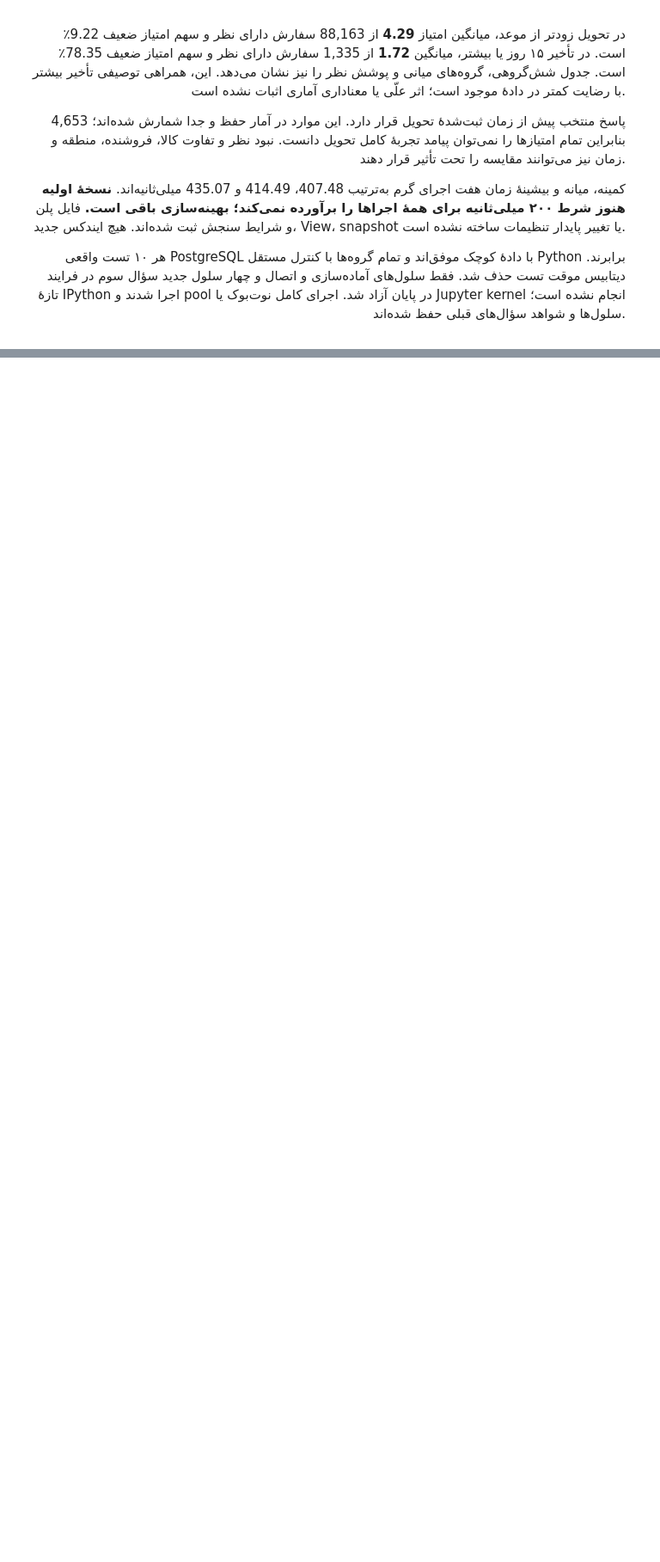
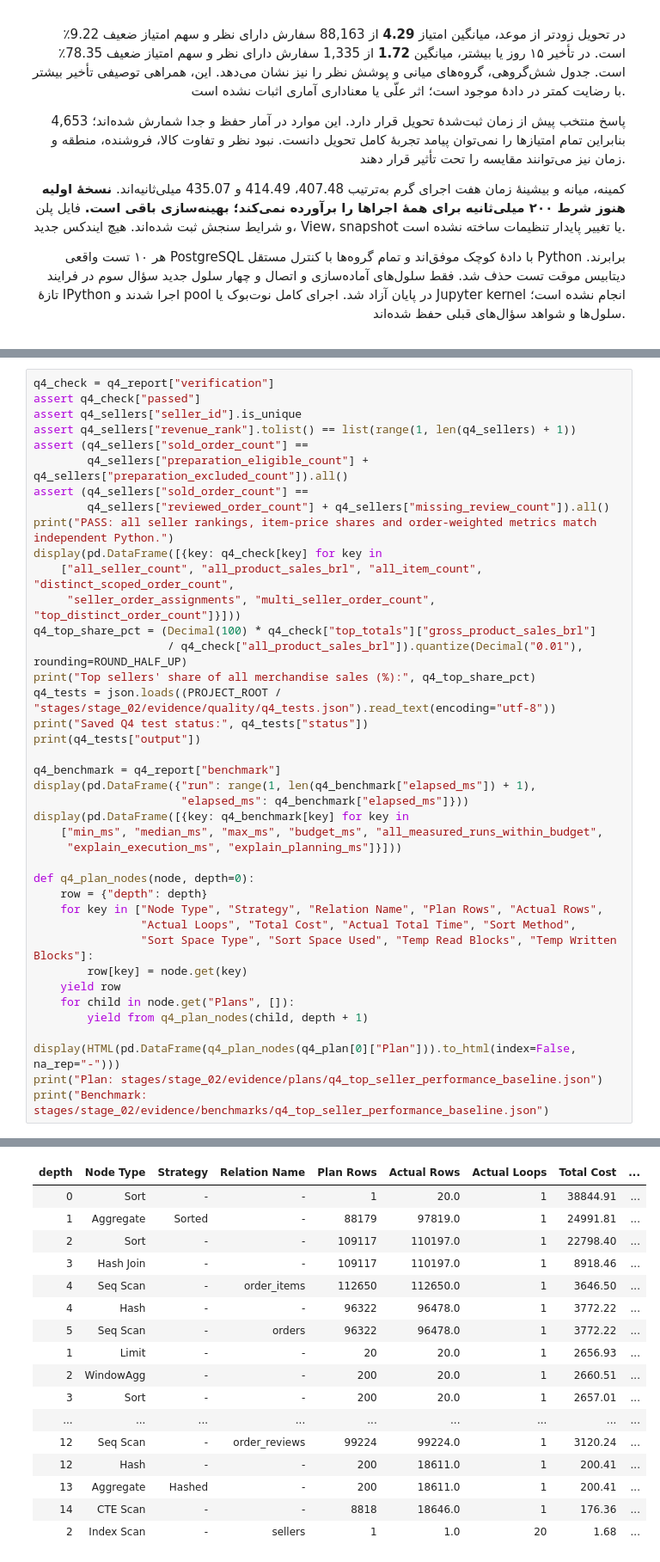
Before and after one commit to Ehsan-soveyzi/data_factory, a Jupyter notebook: stages/stage_02/solution.ipynb, the cells around one changed output, grey strips where cells are left out. Shown at 86% size. Drawn from its saved outputs; the diff is of its cells as text; blank space fills up the shorter version.

```diff
--- a/stages/stage_02/solution.ipynb
+++ b/stages/stage_02/solution.ipynb
@@ -1716,0 +1842,41 @@ Benchmark: stages/stage_02/evidence/benchmarks/q3_delivery_review_satisfaction_b
+# %%
+q4_check = q4_report["verification"]
+assert q4_check["passed"]
+assert q4_sellers["seller_id"].is_unique
+assert q4_sellers["revenue_rank"].tolist() == list(range(1, len(q4_sellers) + 1))
+assert (q4_sellers["sold_order_count"] ==
+        q4_sellers["preparation_eligible_count"] + q4_sellers["preparation_excluded_count"]).all()
+assert (q4_sellers["sold_order_count"] ==
+        q4_sellers["reviewed_order_count"] + q4_sellers["missing_review_count"]).all()
+print("PASS: all seller rankings, item-price shares and order-weighted metrics match independent Python.")
+display(pd.DataFrame([{key: q4_check[key] for key in
+    ["all_seller_count", "all_product_sales_brl", "all_item_count", "distinct_scoped_order_count",
+     "seller_order_assignments", "multi_seller_order_count", "top_distinct_order_count"]}]))
+q4_top_share_pct = (Decimal(100) * q4_check["top_totals"]["gross_product_sales_brl"]
+                    / q4_check["all_product_sales_brl"]).quantize(Decimal("0.01"), rounding=ROUND_HALF_UP)
+print("Top sellers' share of all merchandise sales (%):", q4_top_share_pct)
+q4_tests = json.loads((PROJECT_ROOT / "stages/stage_02/evidence/quality/q4_tests.json").read_text(encoding="utf-8"))
+print("Saved Q4 test status:", q4_tests["status"])
+print(q4_tests["output"])
+
+q4_benchmark = q4_report["benchmark"]
+display(pd.DataFrame({"run": range(1, len(q4_benchmark["elapsed_ms"]) + 1),
+                      "elapsed_ms": q4_benchmark["elapsed_ms"]}))
+display(pd.DataFrame([{key: q4_benchmark[key] for key in
+    ["min_ms", "median_ms", "max_ms", "budget_ms", "all_measured_runs_within_budget",
+     "explain_execution_ms", "explain_planning_ms"]}]))
+
+def q4_plan_nodes(node, depth=0):
+    row = {"depth": depth}
+    for key in ["Node Type", "Strategy", "Relation Name", "Plan Rows", "Actual Rows",
+                "Actual Loops", "Total Cost", "Actual Total Time", "Sort Method",
+                "Sort Space Type", "Sort Space Used", "Temp Read Blocks", "Temp Written Blocks"]:
+        row[key] = node.get(key)
+    yield row
+    for child in node.get("Plans", []):
+        yield from q4_plan_nodes(child, depth + 1)
+
+display(HTML(pd.DataFrame(q4_plan_nodes(q4_plan[0]["Plan"])).to_html(index=False, na_rep="-")))
+print("Plan: stages/stage_02/evidence/plans/q4_top_seller_performance_baseline.json")
+print("Benchmark: stages/stage_02/evidence/benchmarks/q4_top_seller_performance_baseline.json")
+# %% [output]
@@ -1716,0 +1912,17 @@ Benchmark: stages/stage_02/evidence/benchmarks/q3_delivery_review_satisfaction_b
+| depth | Node Type | Strategy | Relation Name | Plan Rows | Actual Rows | Actual Loops | Total Cost | ... |
+| 0 | Sort | - | - | 1 | 20.0 | 1 | 38844.91 | ... |
+| 1 | Aggregate | Sorted | - | 88179 | 97819.0 | 1 | 24991.81 | ... |
+| 2 | Sort | - | - | 109117 | 110197.0 | 1 | 22798.40 | ... |
+| 3 | Hash Join | - | - | 109117 | 110197.0 | 1 | 8918.46 | ... |
+| 4 | Seq Scan | - | order_items | 112650 | 112650.0 | 1 | 3646.50 | ... |
+| 4 | Hash | - | - | 96322 | 96478.0 | 1 | 3772.22 | ... |
+| 5 | Seq Scan | - | orders | 96322 | 96478.0 | 1 | 3772.22 | ... |
+| 1 | Limit | - | - | 20 | 20.0 | 1 | 2656.93 | ... |
+| 2 | WindowAgg | - | - | 200 | 20.0 | 1 | 2660.51 | ... |
+| 3 | Sort | - | - | 200 | 20.0 | 1 | 2657.01 | ... |
+| ... | ... | ... | ... | ... | ... | ... | ... | ... |
+| 12 | Seq Scan | - | order_reviews | 99224 | 99224.0 | 1 | 3120.24 | ... |
+| 12 | Hash | - | - | 200 | 18611.0 | 1 | 200.41 | ... |
+| 13 | Aggregate | Hashed | - | 200 | 18611.0 | 1 | 200.41 | ... |
+| 14 | CTE Scan | - | - | 8818 | 18646.0 | 1 | 176.36 | ... |
+| 2 | Index Scan | - | sellers | 1 | 1.0 | 20 | 1.68 | ... |
```
Also changed, not shown: parts of 8 cells of this notebook, 15 other files.
